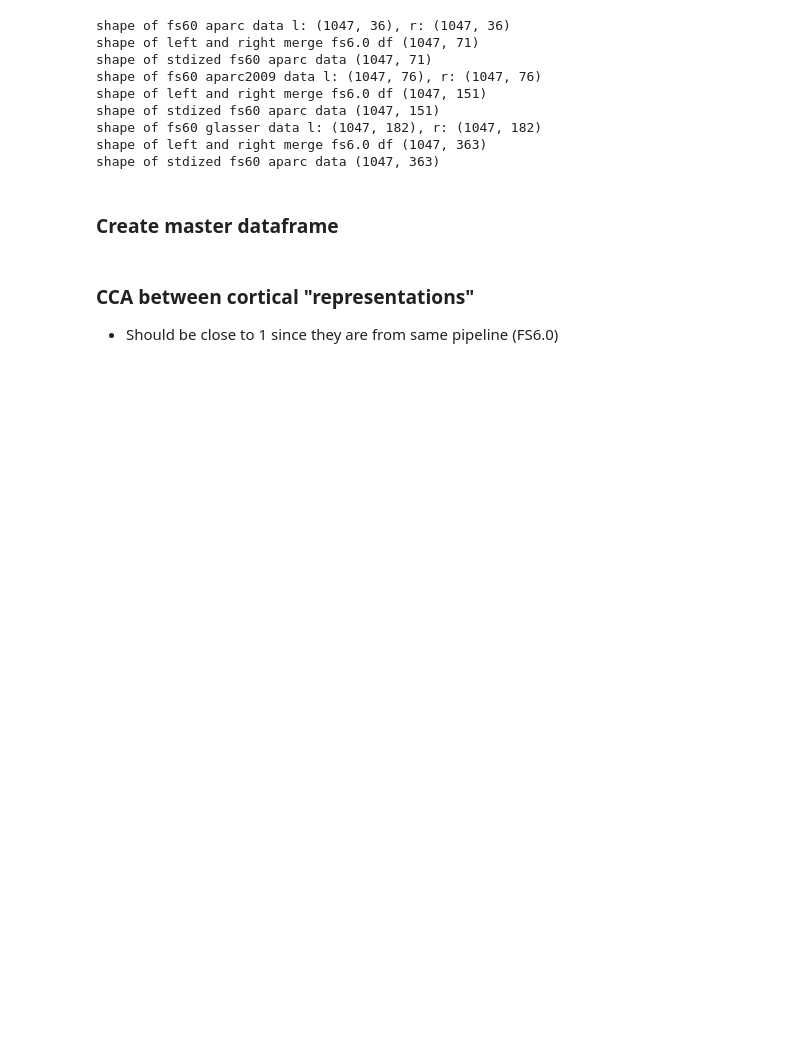
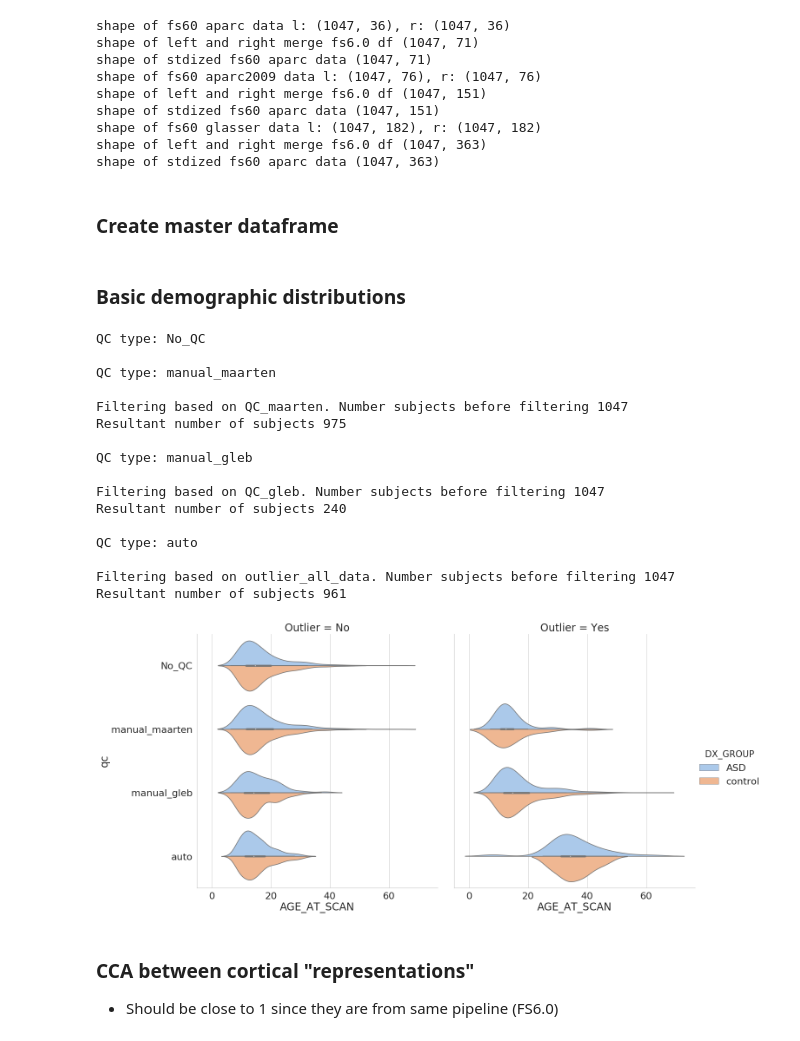
Before and after one commit to neurodatascience/compare-surf-tools, a Jupyter notebook: notebooks/run_atlas_comparisons.ipynb, the cells around one changed output. Cells and saved outputs as stored; diff of their text form; code cells hidden in the pictures; blank space fills up the shorter version.

Commit message:
added age distributions

```diff
--- a/notebooks/run_atlas_comparisons.ipynb
+++ b/notebooks/run_atlas_comparisons.ipynb
@@ -51,3 +53,7 @@ glass_outlier_file = 'glas_outlier_data.csv'
+# %%
+atlas_list = ['aparc','aparc.a2009s','aparc.Glasseratlas'] # DK, Destrieux. Glasser
+covar_list = ['SEX','AGE_AT_SCAN','DX_GROUP','SITE_ID']
+qc_list = ['No_QC','manual_maarten','manual_gleb','auto']
 # %% [markdown]
 ### Global Vars
 # %%
@@ -111,13 +117,79 @@ outlier_file_dict = {'aparc' : aparc_outlier_file,
             'Glasser' : glass_outlier_file}
 
 # Add demographic columns to the master_df
-useful_demograph = demograph[[subject_ID_col,'SEX','AGE_AT_SCAN','DX_GROUP','SITE_ID']].copy()
+useful_demograph = demograph[[subject_ID_col]+covar_list].copy()
 
 # Replace to (2 with 0 for statsmodels) (1:ASD, 0:Controls)
 useful_demograph['DX_GROUP'] = useful_demograph['DX_GROUP'].replace({2:0})
 useful_demograph['SEX'] = useful_demograph['SEX']-1
 
 _,useful_demograph[subject_ID_col] = useful_demograph[subject_ID_col].str.rsplit('_', 1).str
+# %% [markdown]
+### Basic demographic distributions
+# %%
+atlas = 'aparc'
+demo_df_concat = pd.DataFrame()
+
+for qc in qc_list:
+    print('\nQC type: {}'.format(qc))
+    parc_df = data_dict[atlas]
+    if qc == 'No_QC':
+        filtered_df = parc_df
+
+    else:
+        if qc == 'manual_maarten':
+            qc_df = pd.read_csv(qc_dir + 'master_QC_table.csv',dtype={'SubjID': int})
+            qc_criterion = ('QC_maarten',[0]) # keep subs
+        elif qc == 'manual_gleb':
+            qc_df = pd.read_csv(qc_dir + 'master_QC_table.csv',dtype={'SubjID': int})
+            qc_criterion = ('QC_gleb',['1','-+1']) # keep subs
+        elif qc == 'auto':
+            outlier_file = outlier_file_dict[atlas]
+            qc_df = pd.read_csv(outlier_dir + outlier_file,dtype={'SubjID': int})
+            qc_criterion = ('outlier_all_data',[0])
+        else:
+            print('Unknow QC type')
+
+        # Subjects you want to keep based on other crieria for sample size purposes
+        external_criterion = None
+        filtered_df = filter_data(parc_df, subject_ID_col, qc_df, qc_criterion, external_criterion)
+
+    filtered_subs = filtered_df[subject_ID_col].unique()
+
+    parc_df = pd.merge(parc_df,useful_demograph,on=subject_ID_col,how='left')
+    parc_df['Outlier'] = np.tile('Yes',len(parc_df))
+    parc_df.loc[parc_df[subject_ID_col].isin(filtered_subs),'Outlier'] = 'No'
+    parc_df['qc'] = np.tile(qc,len(parc_df))
+    demo_df_concat = demo_df_concat.append(parc_df[covar_list+['qc','Outlier']])
+
+plot_df = demo_df_concat
+plot_df['DX_GROUP'] = plot_df['DX_GROUP'].replace({0:'control', 1:'ASD'})
+plot_df['SEX'] = plot_df['SEX'].replace({0:'M', 1:'F'})
+
+sns.set(font_scale=2)
+
+with sns.axes_style("whitegrid"):
+    sns.catplot(x="AGE_AT_SCAN", y="qc", hue="DX_GROUP", kind="violin", split=True, height=10, aspect=1,
+                col='Outlier',
+                palette="pastel", data=plot_df);
+# %% [output]
+QC type: No_QC
+
+QC type: manual_maarten
+
+Filtering based on QC_maarten. Number subjects before filtering 1047
+Resultant number of subjects 975
+
+QC type: manual_gleb
+
+Filtering based on QC_gleb. Number subjects before filtering 1047
+Resultant number of subjects 240
+
+QC type: auto
+
+Filtering based on outlier_all_data. Number subjects before filtering 1047
+Resultant number of subjects 961
+[figure, added]
 # %% [markdown]
 ### CCA between cortical "representations"
 * Should be close to 1 since they are from same pipeline (FS6.0)
```
Also changed, not shown: parts of 3 cells of this notebook, 2 other files.
